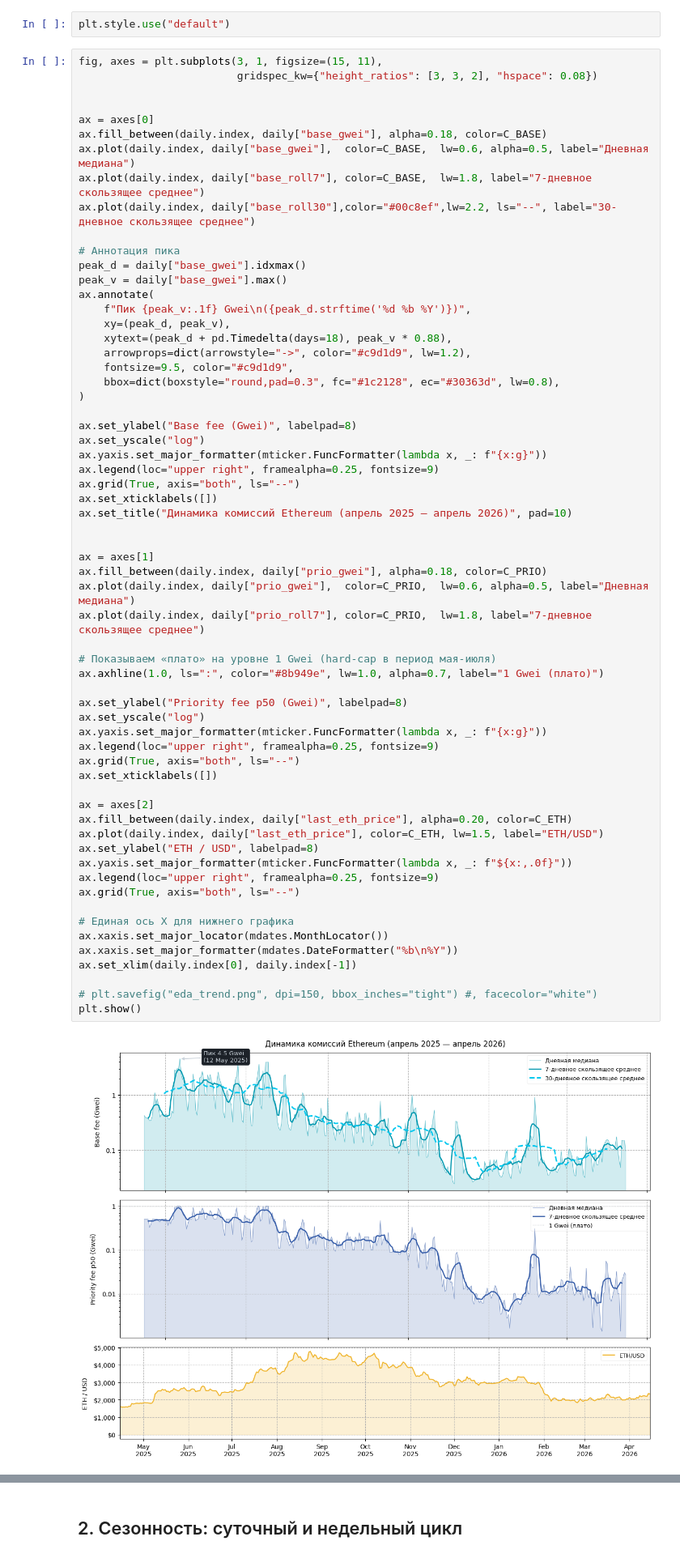
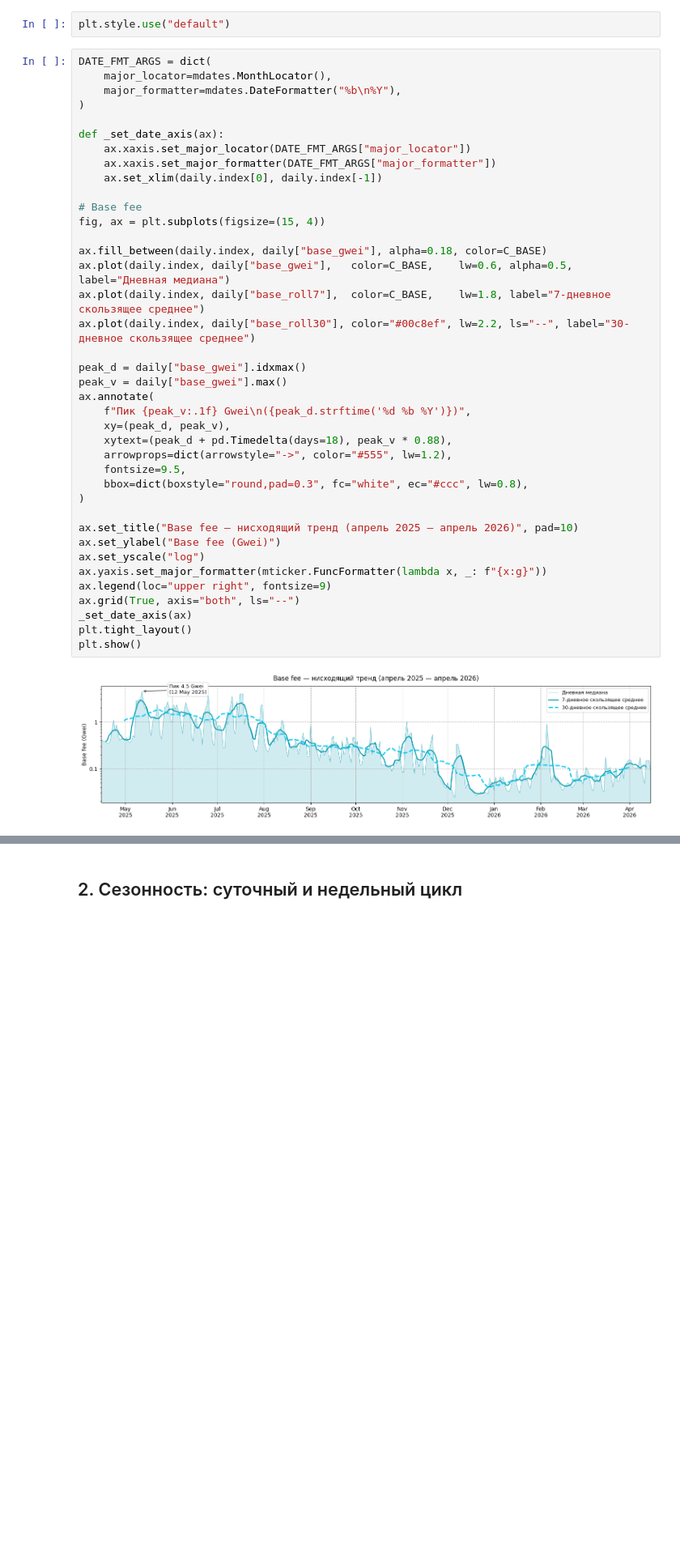
Before and after one commit to dizpatcher/ethereum-fee, a Jupyter notebook: notebooks/eda_extra.ipynb, the cells around one changed output, grey strips where cells are left out. Shown at 81% size. Cells and saved outputs as stored; diff of their text form; blank space fills up the shorter version.

Commit message:
light white

```diff
--- a/notebooks/eda_extra.ipynb
+++ b/notebooks/eda_extra.ipynb
@@ -74,66 +74,43 @@ Priority (p50) — макс: 1.000 Gwei, мин: 0.0014 Gwei
 # %%
 plt.style.use("default")
 # %%
-fig, axes = plt.subplots(3, 1, figsize=(15, 11),
-                         gridspec_kw={"height_ratios": [3, 3, 2], "hspace": 0.08})
+DATE_FMT_ARGS = dict(
+    major_locator=mdates.MonthLocator(),
+    major_formatter=mdates.DateFormatter("%b\n%Y"),
+)
 
+def _set_date_axis(ax):
+    ax.xaxis.set_major_locator(DATE_FMT_ARGS["major_locator"])
+    ax.xaxis.set_major_formatter(DATE_FMT_ARGS["major_formatter"])
+    ax.set_xlim(daily.index[0], daily.index[-1])
 
-ax = axes[0]
+# Base fee
+fig, ax = plt.subplots(figsize=(15, 4))
+
 ax.fill_between(daily.index, daily["base_gwei"], alpha=0.18, color=C_BASE)
-ax.plot(daily.index, daily["base_gwei"],  color=C_BASE,  lw=0.6, alpha=0.5, label="Дневная медиана")
-ax.plot(daily.index, daily["base_roll7"], color=C_BASE,  lw=1.8, label="7-дневное скользящее среднее")
-ax.plot(daily.index, daily["base_roll30"],color="#00c8ef",lw=2.2, ls="--", label="30-дневное скользящее среднее")
+ax.plot(daily.index, daily["base_gwei"],   color=C_BASE,    lw=0.6, alpha=0.5, label="Дневная медиана")
+ax.plot(daily.index, daily["base_roll7"],  color=C_BASE,    lw=1.8, label="7-дневное скользящее среднее")
+ax.plot(daily.index, daily["base_roll30"], color="#00c8ef", lw=2.2, ls="--", label="30-дневное скользящее среднее")
 
-# Аннотация пика
 peak_d = daily["base_gwei"].idxmax()
 peak_v = daily["base_gwei"].max()
 ax.annotate(
     f"Пик {peak_v:.1f} Gwei\n({peak_d.strftime('%d %b %Y')})",
     xy=(peak_d, peak_v),
     xytext=(peak_d + pd.Timedelta(days=18), peak_v * 0.88),
-    arrowprops=dict(arrowstyle="->", color="#c9d1d9", lw=1.2),
-    fontsize=9.5, color="#c9d1d9",
-    bbox=dict(boxstyle="round,pad=0.3", fc="#1c2128", ec="#30363d", lw=0.8),
+    arrowprops=dict(arrowstyle="->", color="#555", lw=1.2),
+    fontsize=9.5,
+    bbox=dict(boxstyle="round,pad=0.3", fc="white", ec="#ccc", lw=0.8),
 )
 
-ax.set_ylabel("Base fee (Gwei)", labelpad=8)
+ax.set_title("Base fee — нисходящий тренд (апрель 2025 — апрель 2026)", pad=10)
+ax.set_ylabel("Base fee (Gwei)")
 ax.set_yscale("log")
 ax.yaxis.set_major_formatter(mticker.FuncFormatter(lambda x, _: f"{x:g}"))
-ax.legend(loc="upper right", framealpha=0.25, fontsize=9)
+ax.legend(loc="upper right", fontsize=9)
 ax.grid(True, axis="both", ls="--")
-ax.set_xticklabels([])
-ax.set_title("Динамика комиссий Ethereum (апрель 2025 — апрель 2026)", pad=10)
-
-
-ax = axes[1]
-ax.fill_between(daily.index, daily["prio_gwei"], alpha=0.18, color=C_PRIO)
-ax.plot(daily.index, daily["prio_gwei"],  color=C_PRIO,  lw=0.6, alpha=0.5, label="Дневная медиана")
-ax.plot(daily.index, daily["prio_roll7"], color=C_PRIO,  lw=1.8, label="7-дневное скользящее среднее")
-
-# Показываем «плато» на уровне 1 Gwei (hard-cap в период мая-июля)
-ax.axhline(1.0, ls=":", color="#8b949e", lw=1.0, alpha=0.7, label="1 Gwei (плато)")
-
-ax.set_ylabel("Priority fee p50 (Gwei)", labelpad=8)
-ax.set_yscale("log")
-ax.yaxis.set_major_formatter(mticker.FuncFormatter(lambda x, _: f"{x:g}"))
-ax.legend(loc="upper right", framealpha=0.25, fontsize=9)
-ax.grid(True, axis="both", ls="--")
-ax.set_xticklabels([])
-
-ax = axes[2]
-ax.fill_between(daily.index, daily["last_eth_price"], alpha=0.20, color=C_ETH)
-ax.plot(daily.index, daily["last_eth_price"], color=C_ETH, lw=1.5, label="ETH/USD")
-ax.set_ylabel("ETH / USD", labelpad=8)
-ax.yaxis.set_major_formatter(mticker.FuncFormatter(lambda x, _: f"${x:,.0f}"))
-ax.legend(loc="upper right", framealpha=0.25, fontsize=9)
-ax.grid(True, axis="both", ls="--")
-
-# Единая ось X для нижнего графика
-ax.xaxis.set_major_locator(mdates.MonthLocator())
-ax.xaxis.set_major_formatter(mdates.DateFormatter("%b\n%Y"))
-ax.set_xlim(daily.index[0], daily.index[-1])
-
-# plt.savefig("eda_trend.png", dpi=150, bbox_inches="tight") #, facecolor="white")
+_set_date_axis(ax)
+plt.tight_layout()
 plt.show()
 # %% [output]
-[figure, old version]
+[figure, new version]
```
Also changed, not shown: parts of 4 cells of this notebook.
